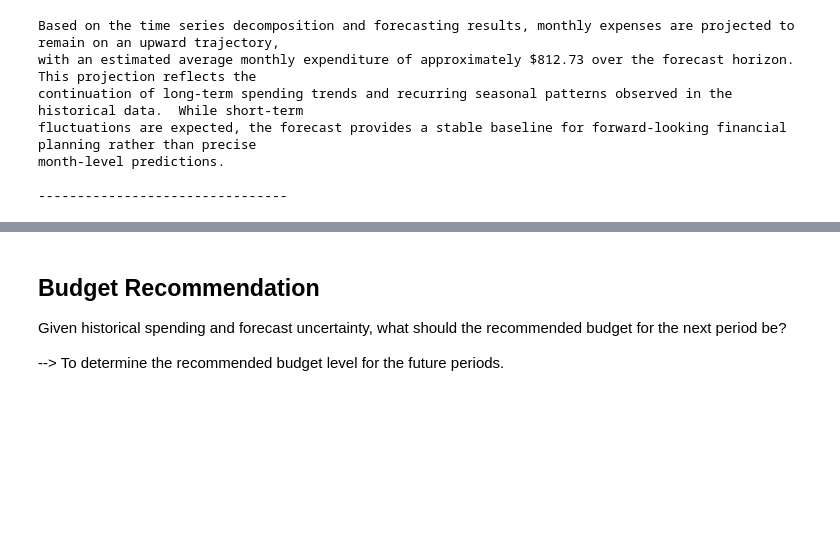
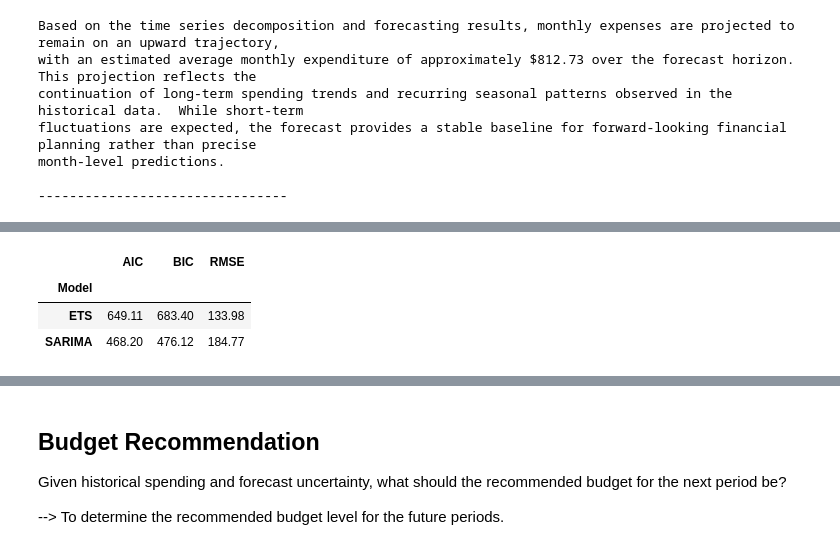
Before and after one commit to fawiyogo001/Paktolos, a Jupyter notebook: NOTEBOOKS/CASH_FLOW_DATA_ANALYSIS.ipynb, the cells around one changed output, grey strips where cells are left out. Cells and saved outputs as stored; diff of their text form; code cells hidden in the pictures; blank space fills up the shorter version.

```diff
--- a/NOTEBOOKS/CASH_FLOW_DATA_ANALYSIS.ipynb
+++ b/NOTEBOOKS/CASH_FLOW_DATA_ANALYSIS.ipynb
@@ -3363,0 +3651,30 @@ month-level predictions.
+# %%
+# Model Comparison
+MODEL_COMPARISON_DF = pd.DataFrame({
+    "Model": ["ETS", "SARIMA"],
+    "AIC": [ETS_FIT.aic, SARIMA_MODEL.aic],
+    "BIC": [ETS_FIT.bic, SARIMA_MODEL.bic],
+    "RMSE": [
+        root_mean_squared_error(
+            MONTHLY_EXPENSES_TIME_SERIES,
+            ETS_FIT.fittedvalues
+        ),
+        root_mean_squared_error(
+            MONTHLY_EXPENSES_TIME_SERIES,
+            SARIMA_MODEL.fittedvalues
+        )
+    ]
+})
+
+MODEL_COMPARISON_DF = MODEL_COMPARISON_DF.set_index("Model")
+MODEL_COMPARISON_DF = MODEL_COMPARISON_DF.style.format({
+    "AIC": "{:.2f}",
+    "BIC": "{:.2f}",
+    "RMSE": "{:.2f}"
+})
+MODEL_COMPARISON_DF
+# %% [output]
+|  | AIC | BIC | RMSE |
+| Model |  |  |  |
+| ETS | 649.11 | 683.40 | 133.98 |
+| SARIMA | 468.20 | 476.12 | 184.77 |
```
Also changed, not shown: parts of 33 cells of this notebook, 10 other files.
